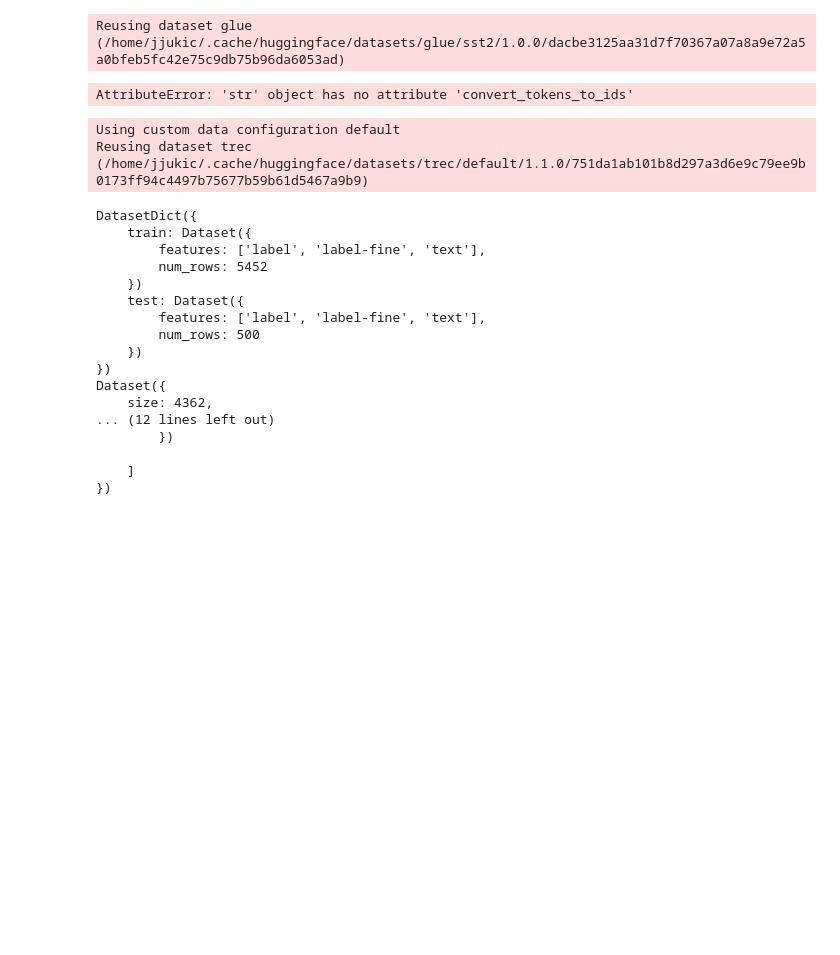
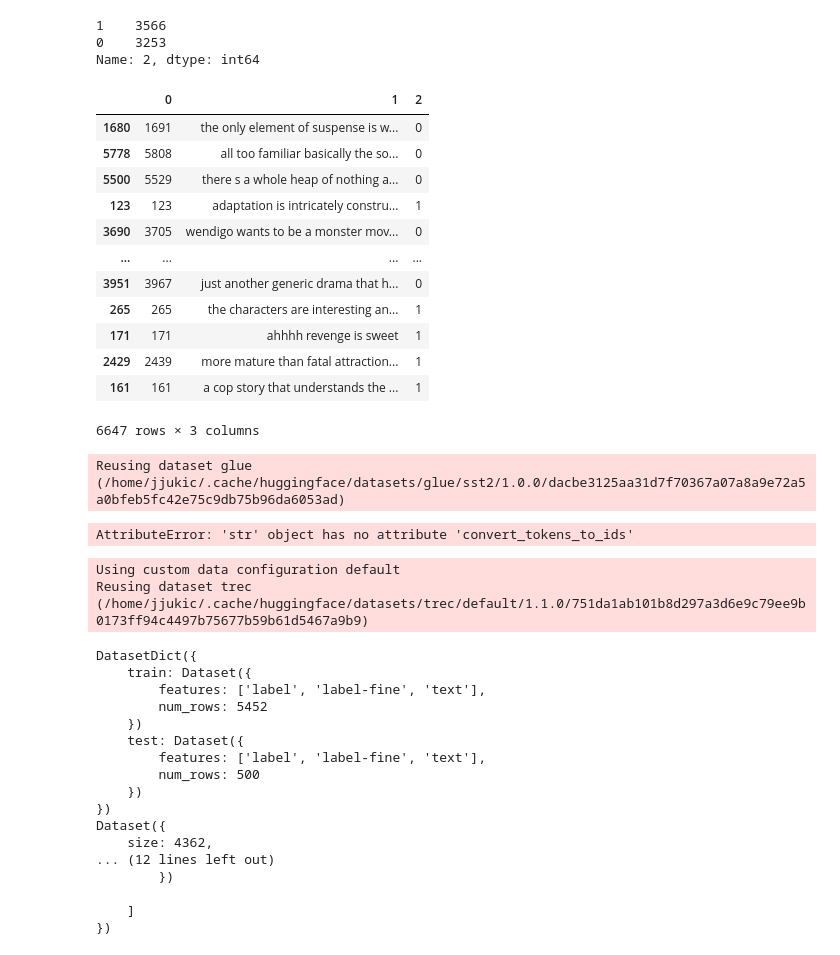
Before and after one commit to mttk/unity-in-xai-court, a Jupyter notebook: analysis.ipynb, the cells around one changed output. Drawn from its saved outputs; the diff is of its cells as text; code cells hidden in the pictures; blank space fills up the shorter version.

```diff
--- a/analysis.ipynb
+++ b/analysis.ipynb
@@ -4,3 +4,9 @@ import pandas as pd
 
 # train = pd.read_csv("data/IMDB_sentences/IMDB_nlptown_bert_train.csv", header=None)
 # test = pd.read_csv("data/IMDB_sentences/IMDB_nlptown_bert_test.csv", header=None)
+# %%
+train = pd.read_csv("data/SST/JWA/train.csv", header=None, index_col=0)
+test = pd.read_csv("data/SST/JWA/test.csv", header=None, index_col=0)
+valid = pd.read_csv("data/SST/JWA/dev.csv", header=None, index_col=0)
+# %%
+al = pd.concat([train, test, valid])
@@ -6,0 +15,5 @@ import pandas as pd
+# %%
+from sklearn.model_selection import train_test_split
+
+
+train, valtest = train_test_split(al, train_size=0.7)
@@ -6,0 +39,22 @@ import pandas as pd
+# %%
+train[2].value_counts()
+# %% [output]
+1    3566
+0    3253
+Name: 2, dtype: int64
+# %%
+train
+# %% [output]
+|  | 0 | 1 | 2 |
+| 1680 | 1691 | the only element of suspense is w... | 0 |
+| 5778 | 5808 | all too familiar basically the so... | 0 |
+| 5500 | 5529 | there s a whole heap of nothing a... | 0 |
+| 123 | 123 | adaptation is intricately constru... | 1 |
+| 3690 | 3705 | wendigo wants to be a monster mov... | 0 |
+| ... | ... | ... | ... |
+| 3951 | 3967 | just another generic drama that h... | 0 |
+| 265 | 265 | the characters are interesting an... | 1 |
+| 171 | 171 | ahhhh revenge is sweet | 1 |
+| 2429 | 2439 | more mature than fatal attraction... | 1 |
+| 161 | 161 | a cop story that understands the ... | 1 |
+6647 rows × 3 columns
```
Also changed, not shown: parts of 4 cells of this notebook, 4 other files.
